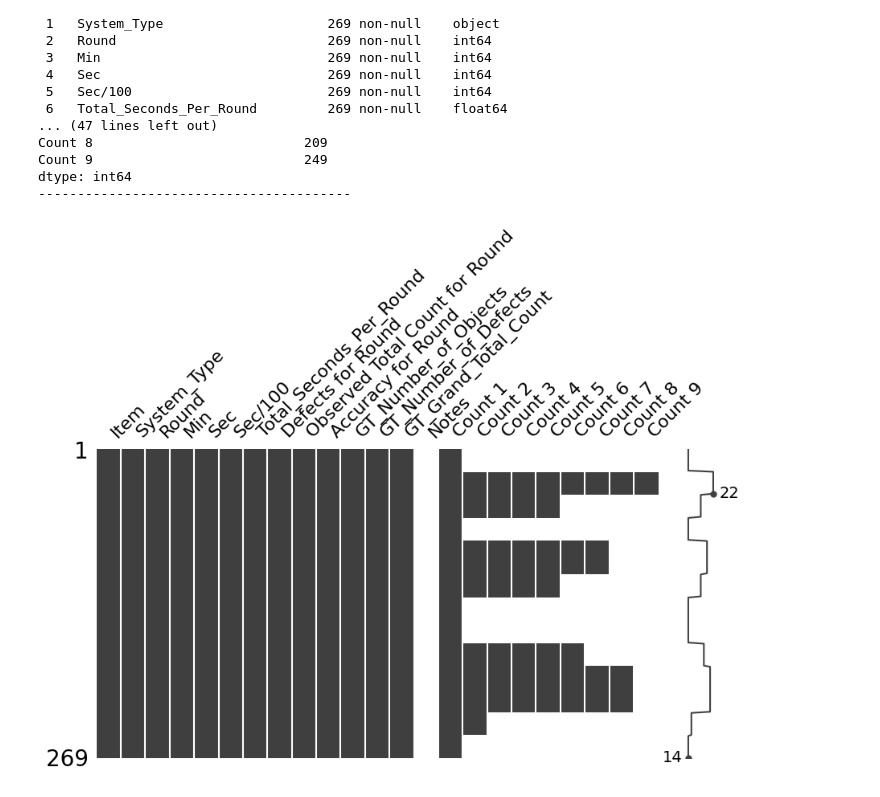
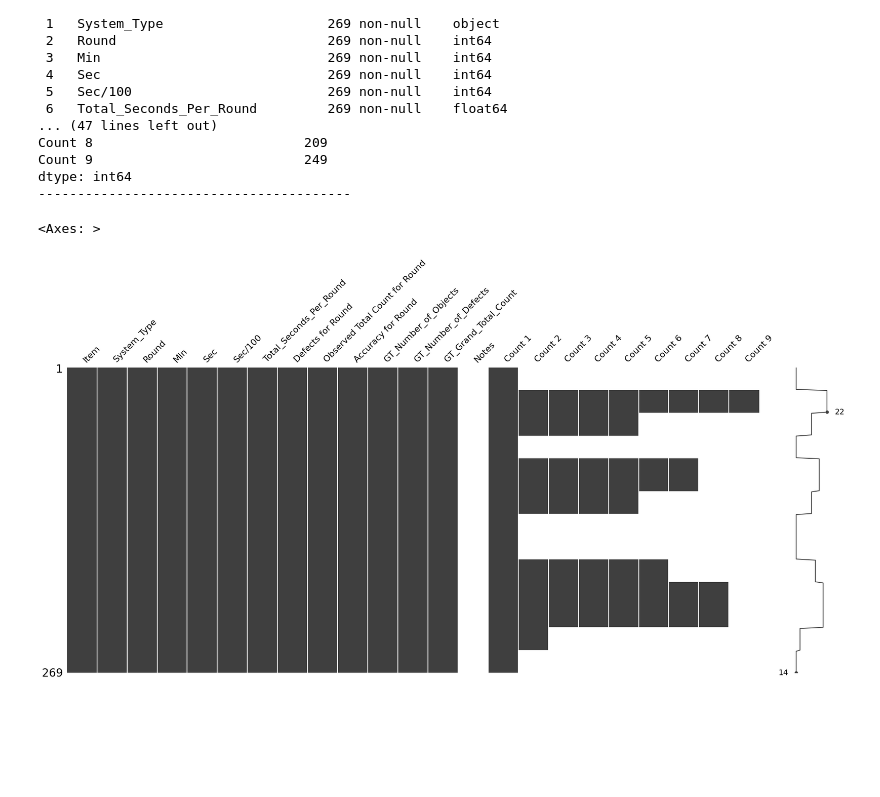
Before and after one commit to erwincarlogonzales/mldetection_data_analysis, a Jupyter notebook: data_analysis.ipynb, the cells around one changed output. Cells and saved outputs as stored; diff of their text form; code cells hidden in the pictures; blank space fills up the shorter version.

```diff
--- a/data_analysis.ipynb
+++ b/data_analysis.ipynb
@@ -55,8 +55,8 @@ dtype: int64
 # %%
 import matplotlib.pyplot as plt
 import missingno as msno
-
-msno.matrix(df, figsize=(10, 5))
-plt.show()
+%matplotlib inline
+msno.matrix(df)
 # %% [output]
+<Axes: >
-[figure, old version]
+[figure, new version]
```
Also changed, not shown: 1 other file.
